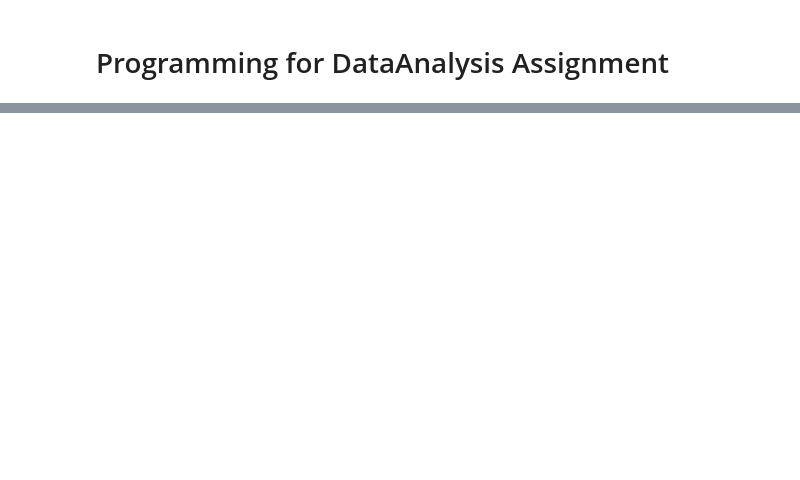
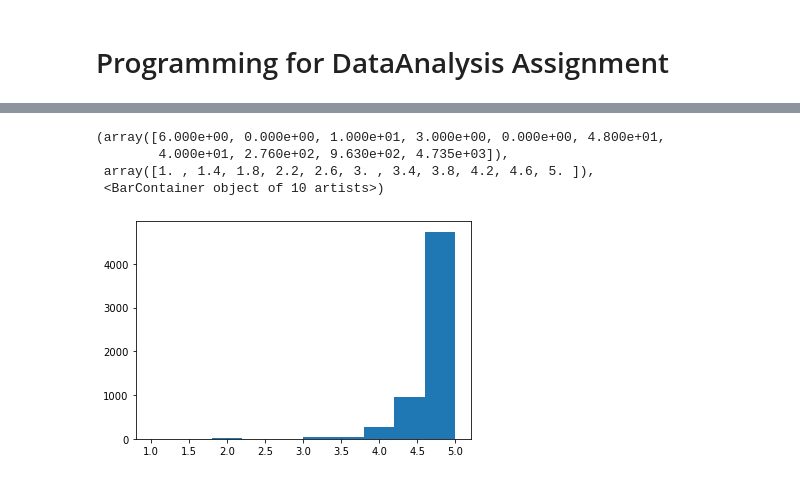
Before and after one commit to AndrewShanahan/PFDA_Assignment, a Jupyter notebook: PfDA_Assignment.ipynb, the cells around one changed output, grey strips where cells are left out. Drawn from its saved outputs; the diff is of its cells as text; code cells hidden in the pictures; blank space fills up the shorter version.

```diff
--- a/PfDA_Assignment.ipynb
+++ b/PfDA_Assignment.ipynb
@@ -2,0 +55,3 @@
+# %%
+df = pd.read_csv("listings.csv")
+df.head()
@@ -2,0 +66,3 @@
+# %%
+Score_location = df.loc[:,'review_scores_location']
+Score_location.describe()
@@ -2,0 +79,8 @@
+# %%
+plt.hist(Score_location, bins=10)
+# %% [output]
+(array([6.000e+00, 0.000e+00, 1.000e+01, 3.000e+00, 0.000e+00, 4.800e+01,
+        4.000e+01, 2.760e+02, 9.630e+02, 4.735e+03]),
+ array([1. , 1.4, 1.8, 2.2, 2.6, 3. , 3.4, 3.8, 4.2, 4.6, 5. ]),
+ <BarContainer object of 10 artists>)
+[figure, added]
```
Also changed, not shown: parts of 36 cells of this notebook, 2 other files.
